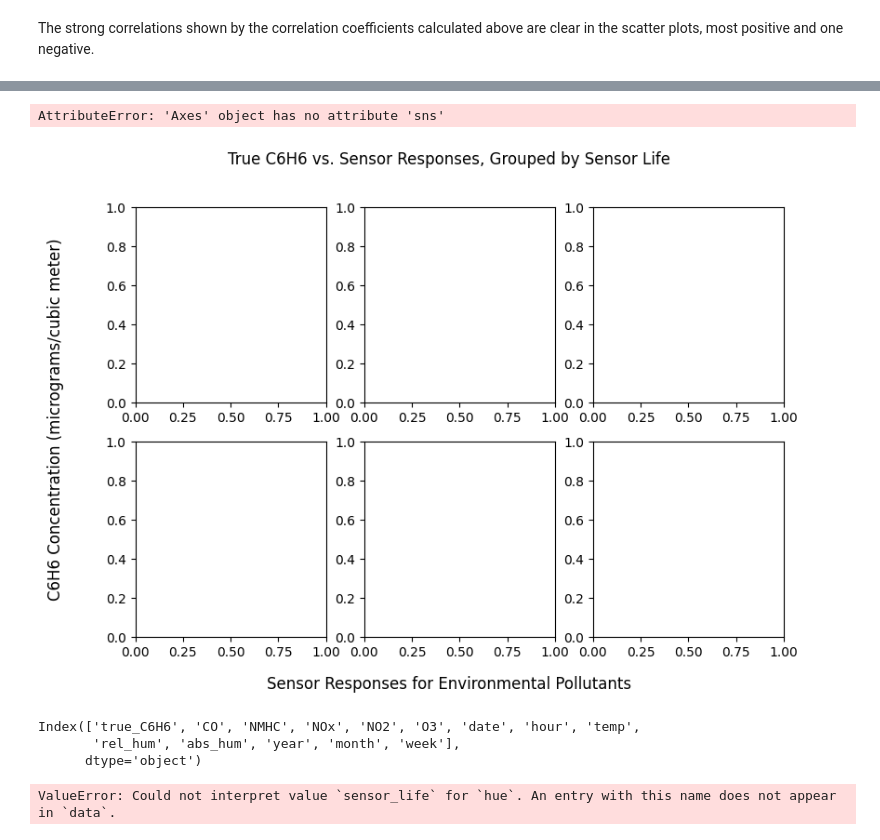
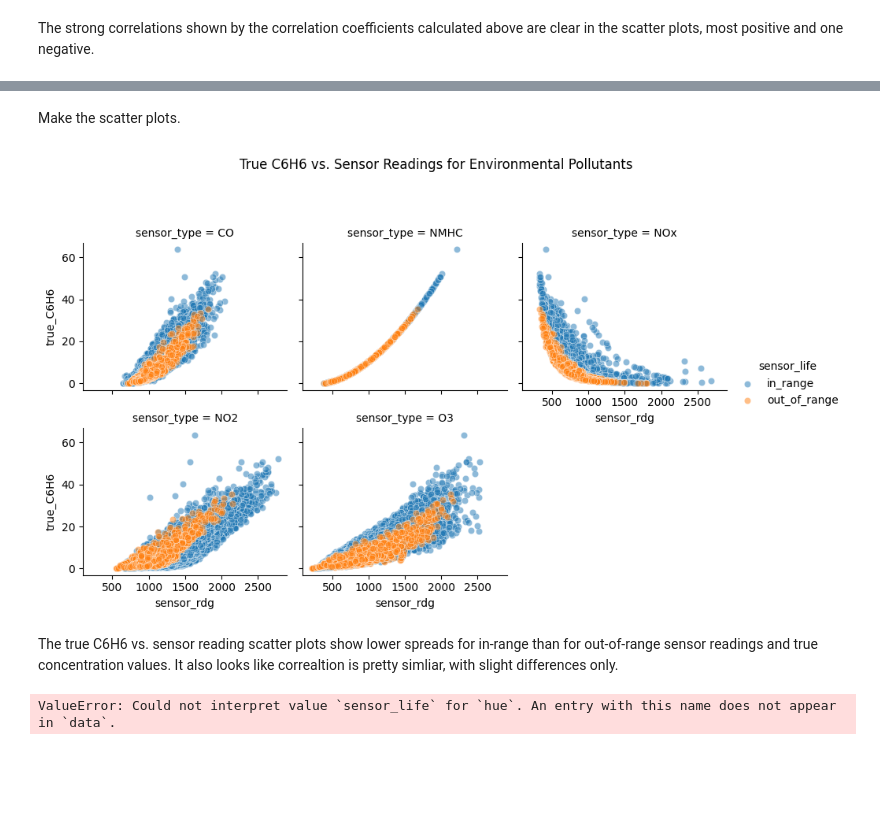
Before and after one commit to Alex-Devoid/ST-554-Project1, a Jupyter notebook: Task2/Task2.ipynb, the cells around one changed output, grey strips where cells are left out. Cells and saved outputs as stored; diff of their text form; code cells hidden in the pictures; blank space fills up the shorter version.

```diff
--- a/Task2/Task2.ipynb
+++ b/Task2/Task2.ipynb
@@ -563,47 +596,21 @@ long_data
-# %%
-x1, x2, x3, x4, x5 = "CO", "NMHC", "NOx", "NO2", "O3"
-y = "true_C6H6"
-
-fig, (ax1, ax2) = plt.subplots(2,3, figsize = (9,6))
-fig.suptitle("True C6H6 vs. Sensor Responses, Grouped by Sensor Life")
-fig.supylabel("C6H6 Concentration (micrograms/cubic meter)")
-fig.supxlabel("Sensor Responses for Environmental Pollutants")
-
-ax1[0].sns.scatterplot(x = x1, y = y, data =  air_qu, hue = "sensor_life")
-ax1[0].set_title("CO Sensor")
-ax1[0].set_xticks([0, 1000, 2000, 3000])
-
-ax1[1].sns.scatterplot(x = x2, y = y, data = air_qu, hue = "sensor_life")
-ax1[1].set_title("NMHC Sensor")
-ax1[1].set_xticks([0, 1000, 2000, 3000])
-
-ax1[2].sns.scatterplot(x = x3, y = y, data = air_qu, hue = "sensor_life")
-ax1[2].set_title("NOx Sensor")
-ax1[2].set_xticks([0, 1000, 2000, 3000])
-
-ax2[0].sns.scatterplot(x = x4, y = y, data = air_qu, hue = "sensor_life")
-ax2[0].set_title("NO2 Sensor")
-ax2[0].set_xticks([0, 1000, 2000, 3000])
-
-ax2[1].sns.scatterplot(x = x5, y = y, data = air_qu, hue = "sensor_life")
-ax2[1].set_title("O3 Sensor")
-ax2[1].set_xticks([0, 1000, 2000, 3000])
-
-ax2[2].remove()
-
-fig.tight_layout()
-
-#this works
-#sns.scatterplot(x= "CO", y= "true_C6H6", data = air_qu, hue = "sensor_life")
-# %% [output]
-AttributeError: 'Axes' object has no attribute 'sns'
-[figure, removed]
-# %%
-air_qu.columns
-# %% [output]
-Index(['true_C6H6', 'CO', 'NMHC', 'NOx', 'NO2', 'O3', 'date', 'hour', 'temp',
-       'rel_hum', 'abs_hum', 'year', 'month', 'week'],
-      dtype='object')
+# %% [markdown]
+Make the scatter plots.
+# %%
+#make layout for plots
+layout = sns.FacetGrid(long_data, col = "sensor_type", hue = "sensor_life",
+                       col_wrap = 3)
+
+#map the plots to the layout
+layout.map(sns.scatterplot, "sensor_rdg", "true_C6H6", alpha = 0.5)
+
+#add legend and title
+layout.add_legend()
+layout.fig.suptitle("True C6H6 vs. Sensor Readings for Environmental Pollutants")
+plt.subplots_adjust(top=0.8) #tilte spacing
+# %% [output]
+[figure, added]
+# %% [markdown]
+The true C6H6 vs. sensor reading scatter plots show lower spreads for in-range than for out-of-range sensor readings and true concentration values. It also looks like correaltion is pretty simliar, with slight differences only.
 # %%
 daily_mean = air_qu.groupby("date").mean("true_C6H6", "CO")
 
```
Also changed, not shown: parts of 51 cells of this notebook.
